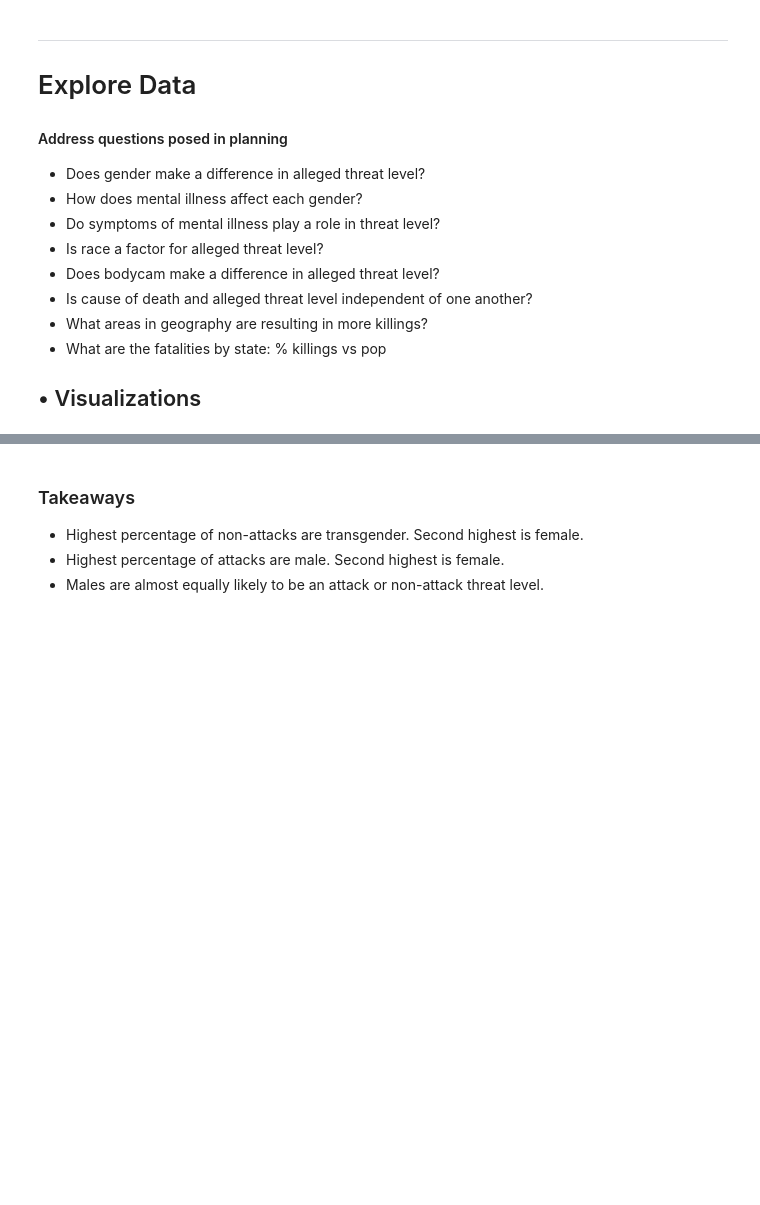
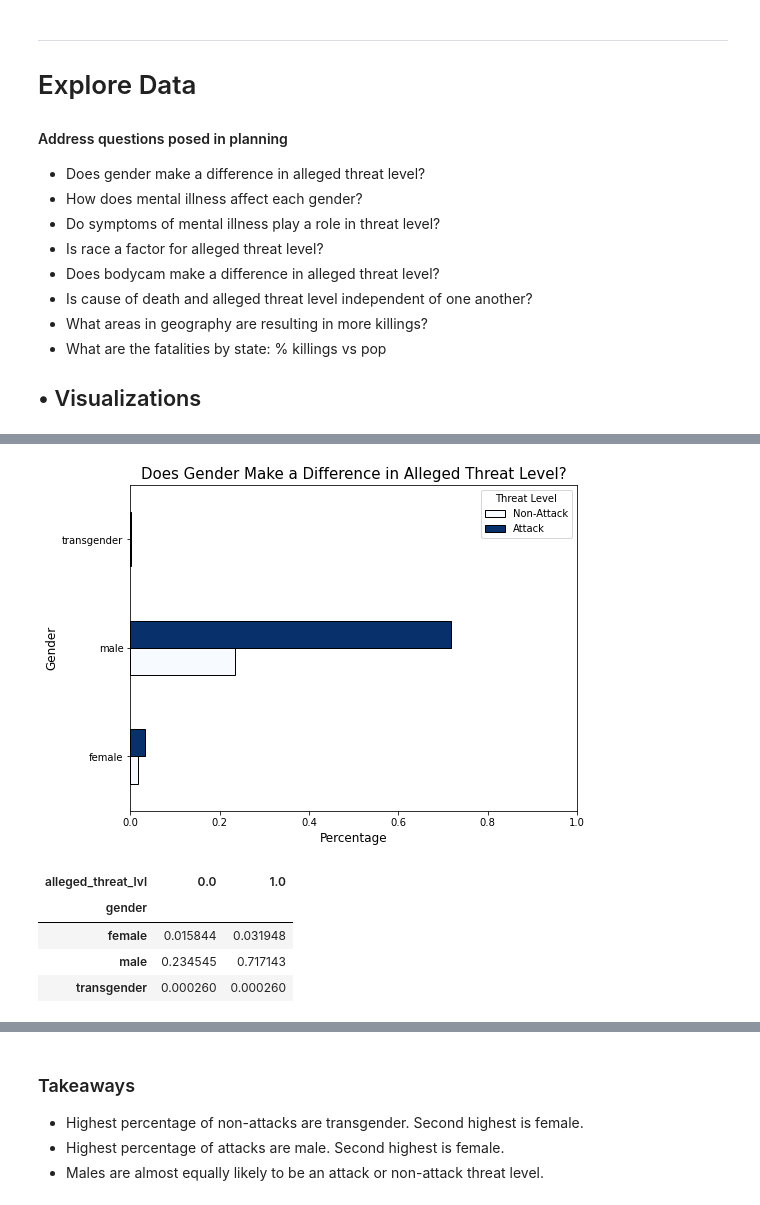
Before and after one commit to MG-Squared/americas_blues, a Jupyter notebook: iteration_one/iter001final_logit.ipynb, the cells around one changed output, grey strips where cells are left out. Saved outputs shown, nothing was run; the diff lists cells and outputs as text; code cells hidden in the pictures; blank space fills up the shorter version.

```diff
--- a/iteration_one/iter001final_logit.ipynb
+++ b/iteration_one/iter001final_logit.ipynb
@@ -360 +356,29 @@ percentages
 | transgender | 0.500000 | 0.500000 |
+# %%
+#visualize gender vs alleged threat level
+ax = pd.crosstab(train.gender, train.alleged_threat_lvl, normalize =True).plot.barh(figsize=(8, 6), cmap=plt.cm.get_cmap('Blues'), ec="black")
+
+#customize legend
+legend_labels, _= ax.get_legend_handles_labels()
+ax.legend(legend_labels, ['Non-Attack', 'Attack'],
+          bbox_to_anchor=(1,1),
+          title='Threat Level')
+
+#customize chart
+plt.title("Does Gender Make a Difference in Alleged Threat Level?", fontsize = 15)
+plt.ylabel("Gender", fontsize = 12)
+plt.xlabel('Percentage', fontsize = 12)
+ax.tick_params(labelsize=10)
+plt.xlim([0.0, 1.0])
+plt.show()
+
+#get percentages df
+percentages = pd.crosstab(train.gender, train.alleged_threat_lvl, normalize = True)
+percentages
+# %% [output]
+[figure, added]
+| alleged_threat_lvl | 0.0 | 1.0 |
+| gender |  |  |
+| female | 0.015844 | 0.031948 |
+| male | 0.234545 | 0.717143 |
+| transgender | 0.000260 | 0.000260 |
```
Also changed, not shown: parts of 13 cells of this notebook, 2 other files.
